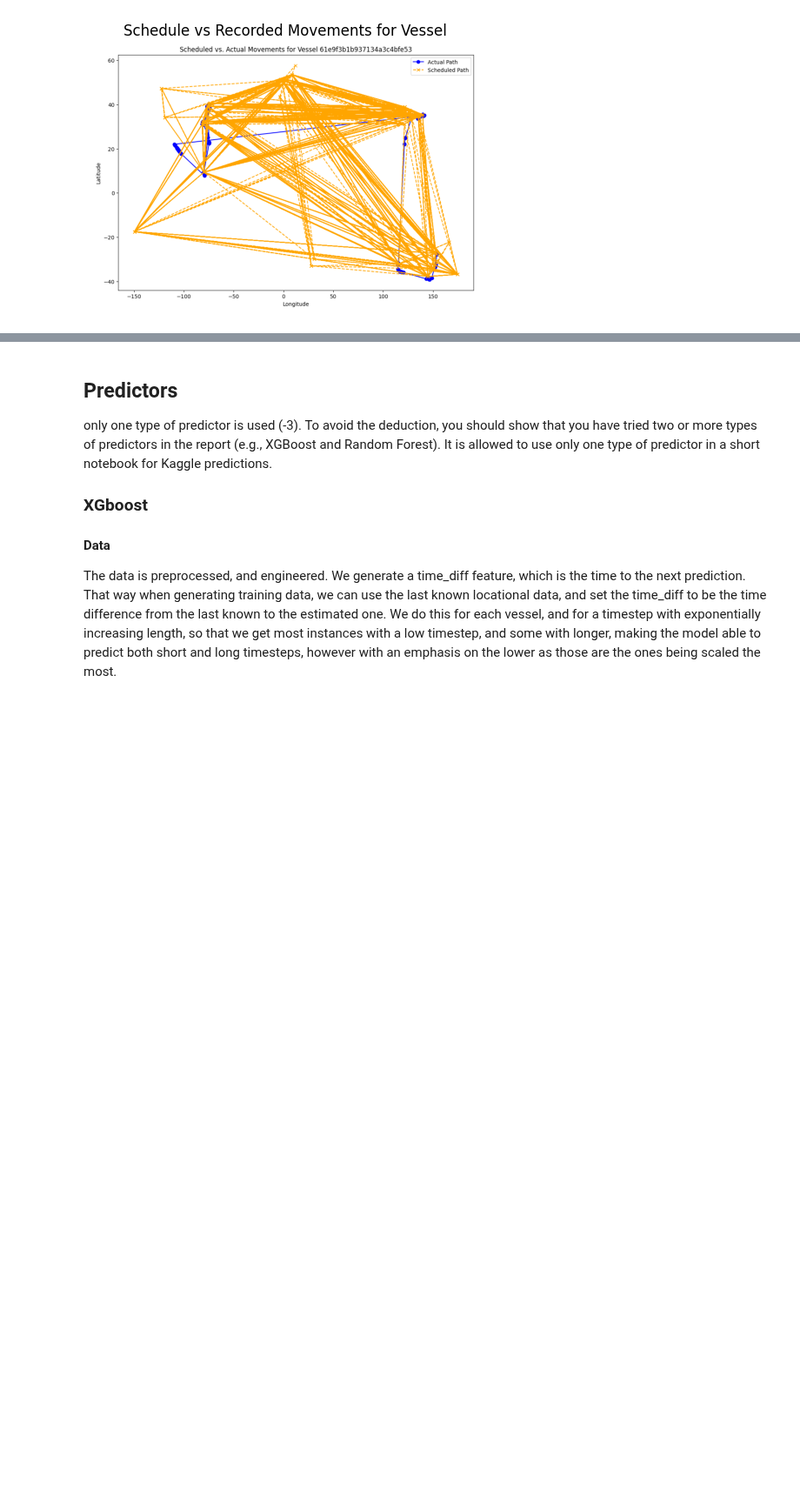
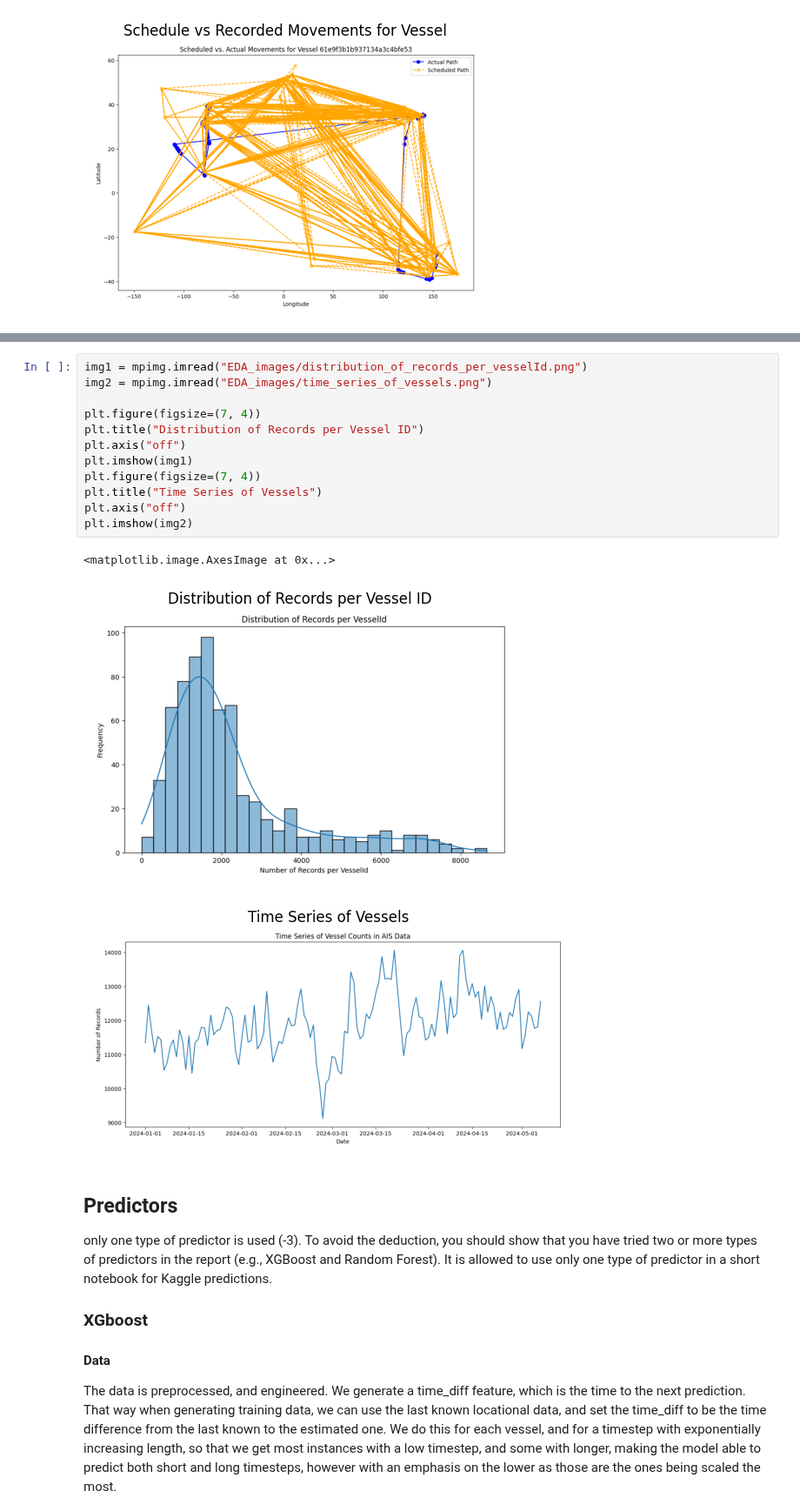
Before and after one commit to iverri/ML-Group-Project, a Jupyter notebook: Deliverables/report.ipynb, the cells around one changed output, grey strips where cells are left out. Shown at 87% size. Drawn from its saved outputs; the diff is of its cells as text; blank space fills up the shorter version.

```diff
--- a/Deliverables/report.ipynb
+++ b/Deliverables/report.ipynb
@@ -128,3 +135,19 @@ plt.imshow(img2)
+# %%
+img1 = mpimg.imread("EDA_images/distribution_of_records_per_vesselId.png")
+img2 = mpimg.imread("EDA_images/time_series_of_vessels.png")
+
+plt.figure(figsize=(7, 4))
+plt.title("Distribution of Records per Vessel ID")
+plt.axis("off")
+plt.imshow(img1)
+plt.figure(figsize=(7, 4))
+plt.title("Time Series of Vessels")
+plt.axis("off")
+plt.imshow(img2)
+# %% [output]
+<matplotlib.image.AxesImage at 0x...>
+[figure, added]
+[figure, added]
 # %% [markdown]
 ## Predictors
 
```
Also changed, not shown: parts of 2 cells of this notebook.
